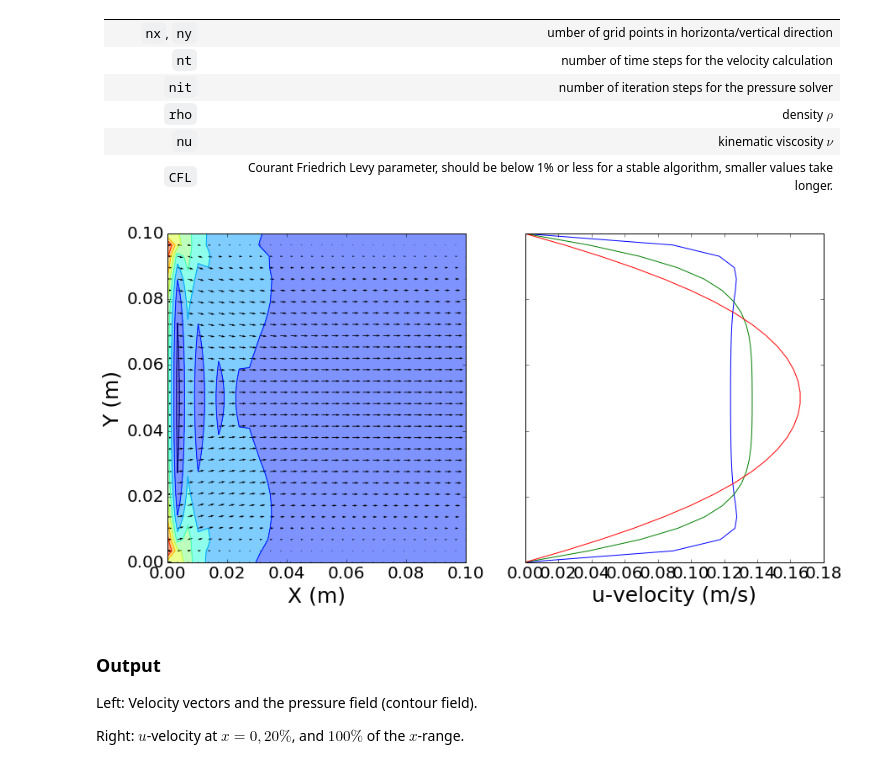
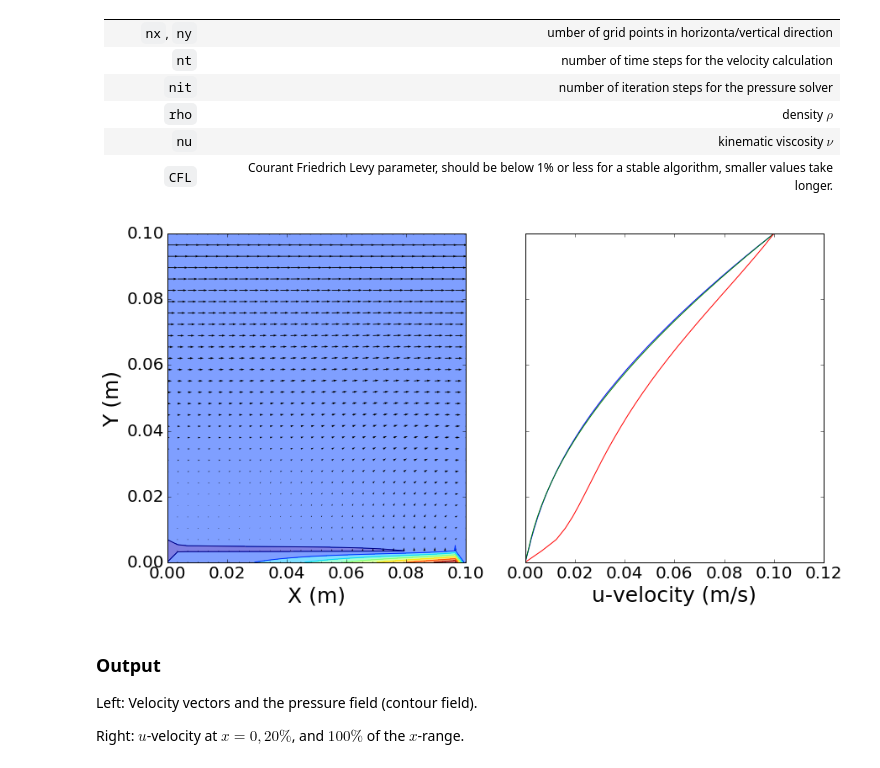
Before and after one commit to cdohl/ph3501, a Jupyter notebook: notebooks/13a_Navier Stokes example.ipynb, the cells around one changed output. Drawn from its saved outputs; the diff is of its cells as text; code cells hidden in the pictures.

```diff
--- a/notebooks/13a_Navier Stokes example.ipynb
+++ b/notebooks/13a_Navier Stokes example.ipynb
@@ -137,6 +137,13 @@ def presPoisson(p, dx, dy, rho, nu, u, v):
             p[0,:] = p[1,:] - rho*nu/dy*(-2*v[1,:]+v[2,:])
             p[:,0] = p[:,1] - rho*nu/dx*(-2*u[:,1]+u[:,2])
             p[:,-1] = Pright
+
+        if (case == 'ltube'):
+            p[-1,:] = p[-2,:] - rho*nu/dy*(-2*v[-2,:]+v[-3,:])
+            p[0,:] = p[:,1] - rho*nu/dx*(-2*u[:,1]+u[:,2])
+            p[:,0] = Pleft
+            p[:,-1] = Pright
+
 
     return p
 
@@ -193,6 +200,16 @@ def NSFlow(nt, u, v, dt, dx, dy, p, rho, nu):
             v[:,0] = 0
             v[:,-1] = 0
 
+        if (case == 'ltube'):
+            u[0,:] = 0
+            u[:,0] = u[:,1]
+            u[:,-1] = u[:,-2]
+            u[-1,:] = Uwall
+            v[0,:] = 0
+            v[-1,:]=0
+            v[:,0] = 0
+            v[:,-1] = 0
+
     return u, v, p
 # %% [markdown]
 ## Play
@@ -228,38 +245,38 @@ x = np.linspace(0, xlen, nx)
 y = np.linspace(0, ylen, ny)
 X,Y = np.meshgrid(x, y)
 
-case='tubev'    #choose case, either 'tubep', 'tubev', or 'lid'
-Pleft=10.      #pressure left for tube case [Pa]
-Pright=100000.      #pressure right for tube case [Pa]
+case='ltube'    #choose case, either 'tubep', 'tubev', or 'lid'
+Pleft=0.      #pressure left for tube case [Pa]
+Pright=0.      #pressure right for tube case [Pa]
 Uwall=0.1      #velocity of the wall for the lid-case or the inlet velocity of tubev
 rho = 1000     #density of the liquid [kg/m^3]
 nu = 0.1       #kinematic viscosity [m^2/s]
-CFL = 0.0001    #CFL number sufficientl small to be stable
+CFL = 0.0005    #CFL number sufficientl small to be stable
 
 dt = CFL * dx / Uwall
 
 u = np.zeros((ny, nx)) #velocity field arrays
 v = np.zeros((ny, nx))
 p = np.zeros((ny, nx)) #pressure field arrays
 b = np.zeros((ny, nx)) #this is needed for the Poisson solver
 
 #solve the Equations (1-3)
 u, v, p = NSFlow(nt, u, v, dt, dx, dy, p, rho, nu)
 
 #plot the results
 f, (ax1, ax2) = plt.subplots(1,2, sharey=True,figsize=(14,7),dpi=100);
 ax1.contourf(X, Y, p, alpha=0.5)
 ax1.contour(X, Y, p)
 ax1.quiver(X, Y, u, v)
 ax1.set_xlabel('X (m)',size=25);ax1.set_ylabel('Y (m)', size=25);
 ax1.tick_params(labelsize=20)
 ax1.set_xlim([0.,x[-1]])
 ax1.set_ylim([0.,y[-1]])
 ax2.plot(u[:,[1,int(nx*.2),nx-1]],y)
 ax2.set_xlabel(r'u-velocity (m/s)',size=25)
 ax2.tick_params(labelsize=20);
 # %% [output]
-[figure, old version]
+[figure, new version]
 # %% [markdown]
 ### Output
 
```
Also changed, not shown: parts of 1 cell of this notebook, 4 other files.
